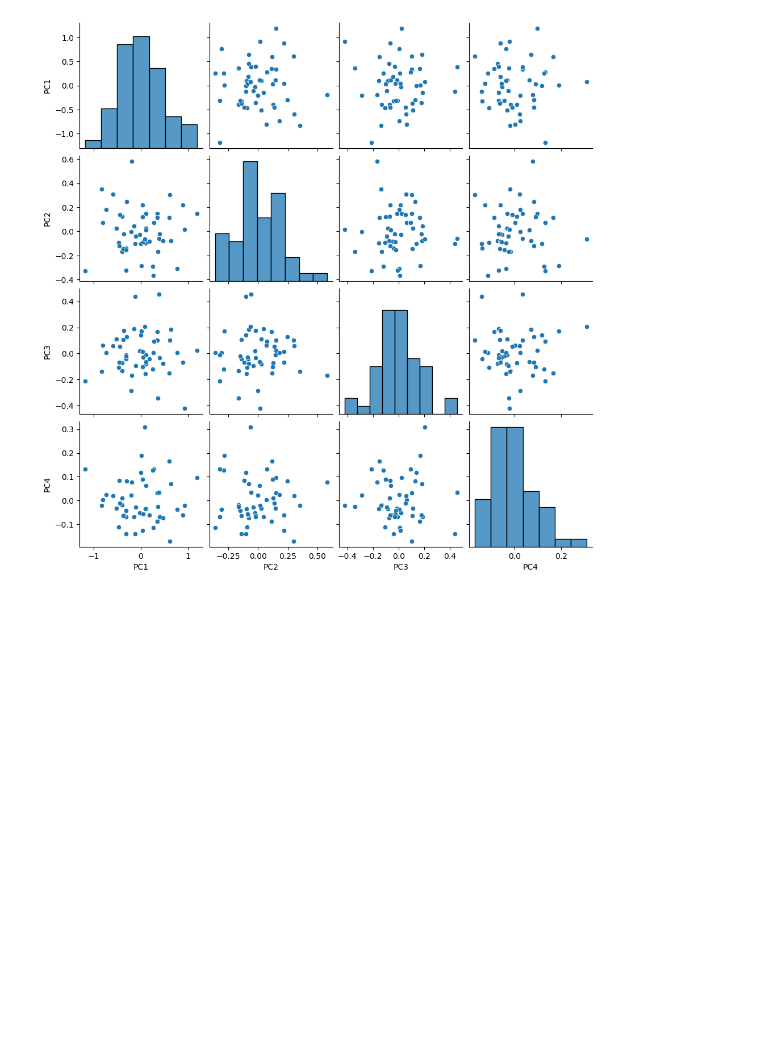
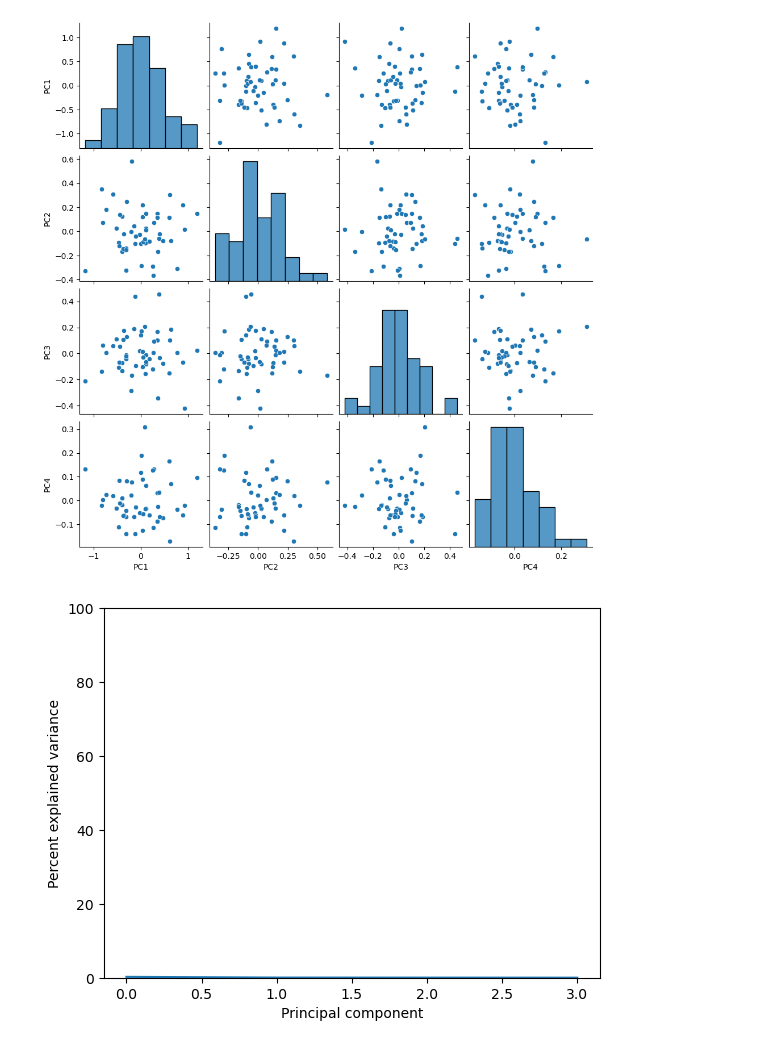
Before and after one commit to KonzelmannJonas/DTUImageAnalysis, a Jupyter notebook: exercises/ex1b-PCA/ex1b_student_solution.ipynb, the cells around one changed output. Cells and saved outputs as stored; diff of their text form; code cells hidden in the pictures; blank space fills up the shorter version.

```diff
--- a/exercises/ex1b-PCA/ex1b_student_solution.ipynb
+++ b/exercises/ex1b-PCA/ex1b_student_solution.ipynb
@@ -104,3 +104,12 @@ plt.show()
 # %% [output]
 <Figure size 640x480 with 0 Axes>
 [figure]
+# %%
+plt.plot(values_pca)
+plt.xlabel("Principal component")
+plt.ylabel("Percent explained variance")
+plt.ylim([0, 100])
+
+plt.show()
+# %% [output]
+[figure, added]
```
Also changed, not shown: 2 other files.
